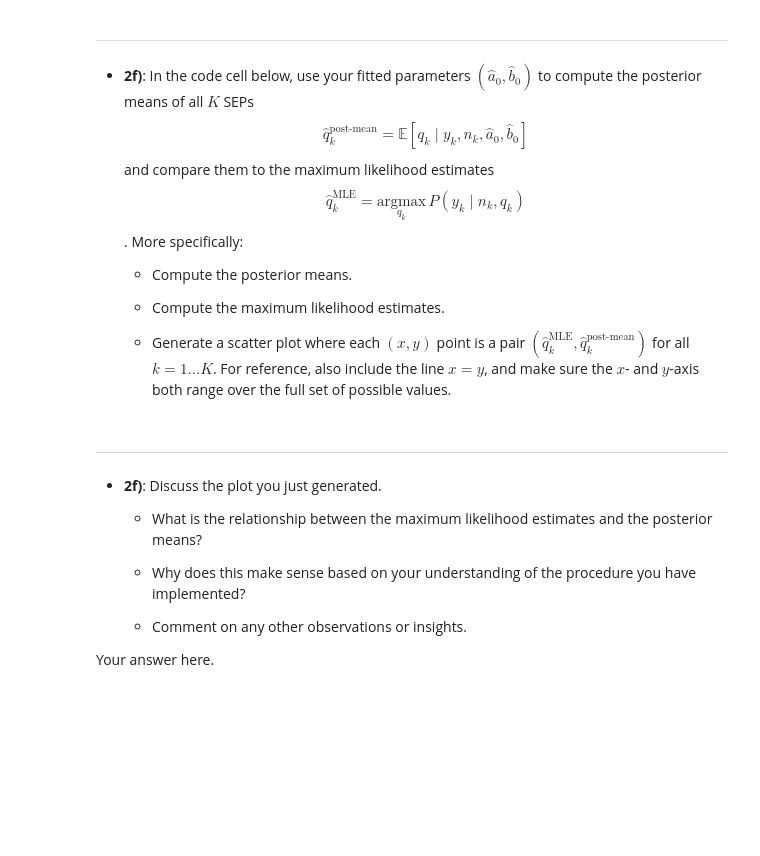
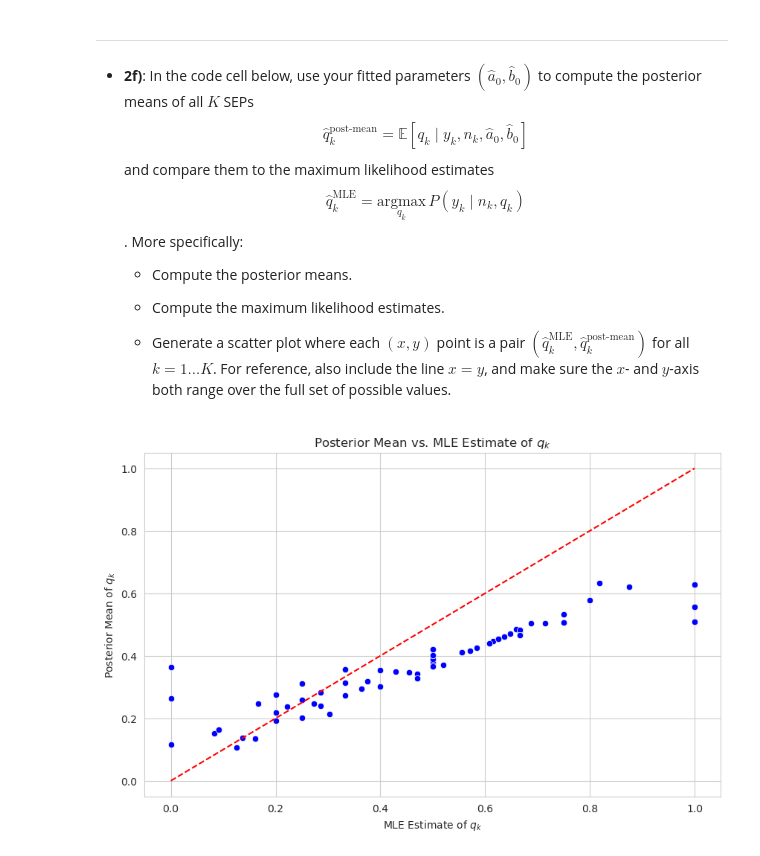
Before and after one commit to dfnoriega/stat_348_2024, a Jupyter notebook: assignments/hw2_dfn.ipynb, the cells around one changed output. Saved outputs shown, nothing was run; the diff lists cells and outputs as text; code cells hidden in the pictures; blank space fills up the shorter version.

```diff
--- a/assignments/hw2_dfn.ipynb
+++ b/assignments/hw2_dfn.ipynb
@@ -298,12 +375,15 @@ NameError: name 'a0_mle' is not defined
-# %% [markdown]
-----
-
-- **2f)**: Discuss the plot you just generated.
-
-    - What is the relationship between the maximum likelihood estimates and the posterior means?
-
-    - Why does this make sense based on your understanding of the procedure you have implemented?
-
-    - Comment on any other observations or insights.
-
-Your answer here.
+# %%
+temp_df=df_trials.copy()
+temp_df['q_post_mean']= (temp_df['n_successes']+a0_mle)/(temp_df['n_trials']+a0_mle+b0_mle+df_trials['n_trials']-df_trials['n_successes'])
+temp_df['q_mle']=temp_df['n_successes']/temp_df['n_trials']
+
+plt.figure(figsize=(10, 6))
+with sns.axes_style("whitegrid"):
+    sns.scatterplot(data=temp_df, x='q_mle', y='q_post_mean', color='blue')
+    plt.plot(np.linspace(0,1,100), np.linspace(0,1,100), 'r--')
+    plt.xlabel('MLE Estimate of $q_k$')
+    plt.ylabel('Posterior Mean of $q_k$')
+    plt.title('Posterior Mean vs. MLE Estimate of $q_k$')
+plt.show()
+# %% [output]
+[figure, added]
```
Also changed, not shown: parts of 15 cells of this notebook, 7 other files.
